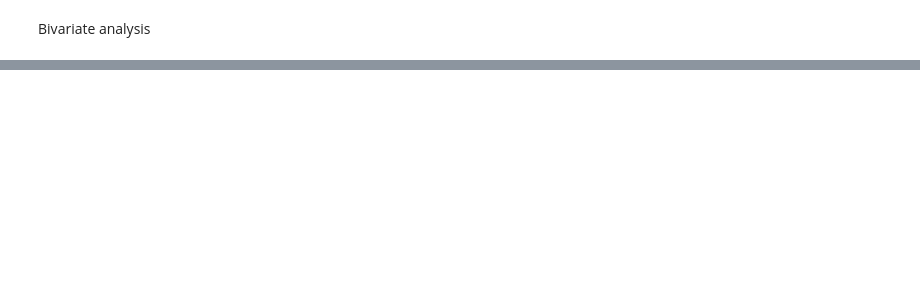
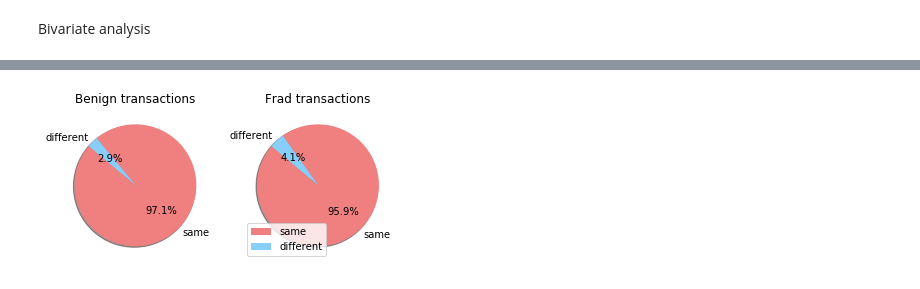
Before and after one commit to sirpandemona/CDA, a Jupyter notebook: Exercise 1/visualization.ipynb, the cells around one changed output, grey strips where cells are left out. Drawn from its saved outputs; the diff is of its cells as text; code cells hidden in the pictures; blank space fills up the shorter version.

```diff
--- a/Exercise 1/visualization.ipynb
+++ b/Exercise 1/visualization.ipynb
@@ -115,0 +134,13 @@ AF      11.0         0.0
+# %%
+labels = ['same','different']
+colors = ['lightcoral', 'lightskyblue']
+
+f, (ax1, ax2) = plt.subplots(1, 2, sharey=True)
+ax1.pie(shopper_issue_benign, labels=labels, colors=colors,autopct='%1.1f%%', shadow=True, startangle=140)
+ax1.set_title("Benign transactions")
+ax2.pie(shopper_issue_fraud, labels=labels, colors=colors,autopct='%1.1f%%', shadow=True, startangle=140)
+ax2.set_title("Frad transactions")
+ax2.legend()
+plt.show()
+# %% [output]
+[figure, added]
```
Also changed, not shown: parts of 3 cells of this notebook.
